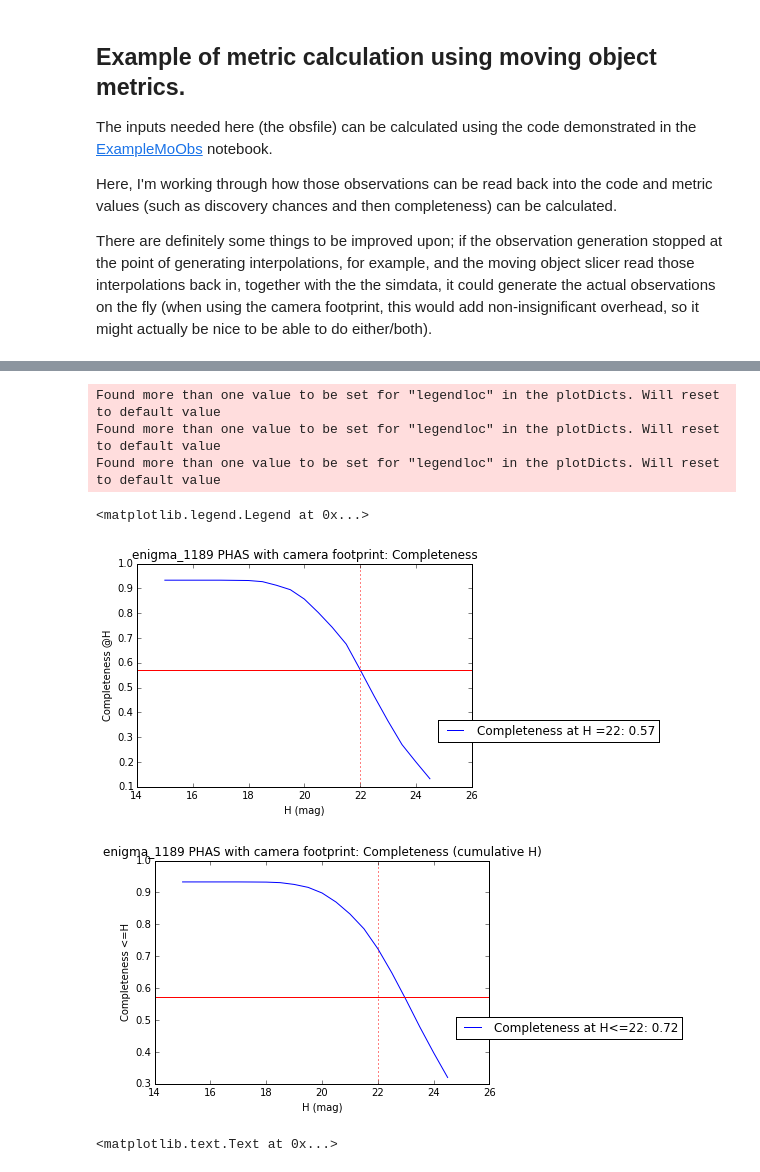
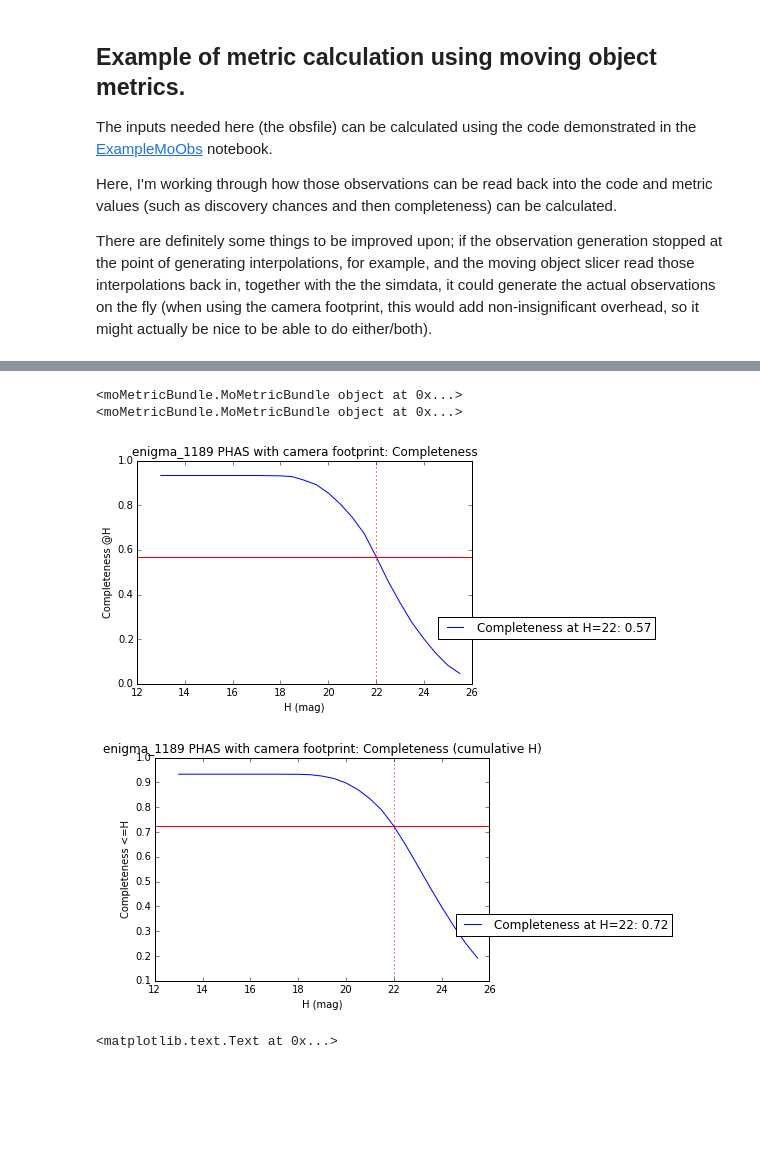
Before and after one commit to rhiannonlynne/MafSSO, a Jupyter notebook: ExampleMoMetrics.ipynb, the cells around one changed output, grey strips where cells are left out. Saved outputs shown, nothing was run; the diff lists cells and outputs as text; code cells hidden in the pictures; blank space fills up the shorter version.

```diff
--- a/ExampleMoMetrics.ipynb
+++ b/ExampleMoMetrics.ipynb
@@ -134,29 +131,20 @@ completenessInt.plot()
-# %%
-# This needs to be the equivalent of a summary statistic (but calculated at a given H value)
-summaryMetric = IdentityAtHMetric(Hmark=22.)
-comp = summaryMetric.run(completeness.metricValues, completeness.slicer.slicePoints['H'])
-label = "Completeness at H =22: %.2f" %comp
-completeness.setPlotDict({'label':label})
-compI = summaryMetric.run(completenessInt.metricValues, completeness.slicer.slicePoints['H'])
-label = "Completeness at H<=22: %.2f" %compI
-completenessInt.setPlotDict({'label':label})
-
-completeness.plot(plotFunc = moPlots.MetricVsH())
-plt.axvline(22, color='r', linestyle=':')
-plt.axhline(comp, color='r', linestyle='-')
-plt.legend(loc=(0.9, 0.2))
-
-completenessInt.plot(plotFunc = moPlots.MetricVsH())
-plt.axvline(22, color='r', linestyle=':')
-plt.axhline(comp, color='r', linestyle='-')
-plt.legend(loc=(0.9, 0.2))
-# %% [output]
-Found more than one value to be set for "legendloc" in the plotDicts. Will reset to default value
-Found more than one value to be set for "legendloc" in the plotDicts. Will reset to default value
-Found more than one value to be set for "legendloc" in the plotDicts. Will reset to default value
-<matplotlib.legend.Legend at 0x...>
-[figure, removed]
-[figure, removed]
+# %%
+for c in [completeness, completenessInt]:
+    print c
+    summaryMetric = ValueAtHMetric(Hmark=22.0)
+    c.setSummaryMetrics(summaryMetric)
+    c.computeSummaryStats()
+    label = "Completeness at H=22: %.2f" %c.summaryValues['Value At H=22.0']
+    c.setPlotDict({'label':label})
+    c.plot(plotFunc = moPlots.MetricVsH())
+    plt.axvline(22, color='r', linestyle=':')
+    plt.axhline(c.summaryValues['Value At H=22.0'], color='r', linestyle='-')
+    plt.legend(loc=(0.9, 0.2))
+# %% [output]
+<moMetricBundle.MoMetricBundle object at 0x...>
+<moMetricBundle.MoMetricBundle object at 0x...>
+[figure, added]
+[figure, added]
 # %%
 ### side note.. illustrating detection probability curve (50% at m5)
 # this probability curve is used if snrLimit is NOT set (otherwise it's just a cutoff at snrLimit)
```
Also changed, not shown: parts of 8 cells of this notebook, 6 other files.
